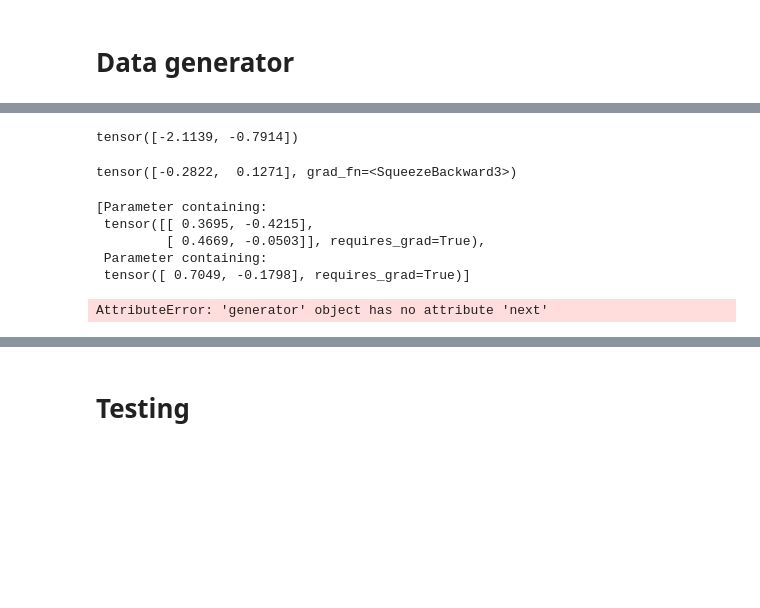
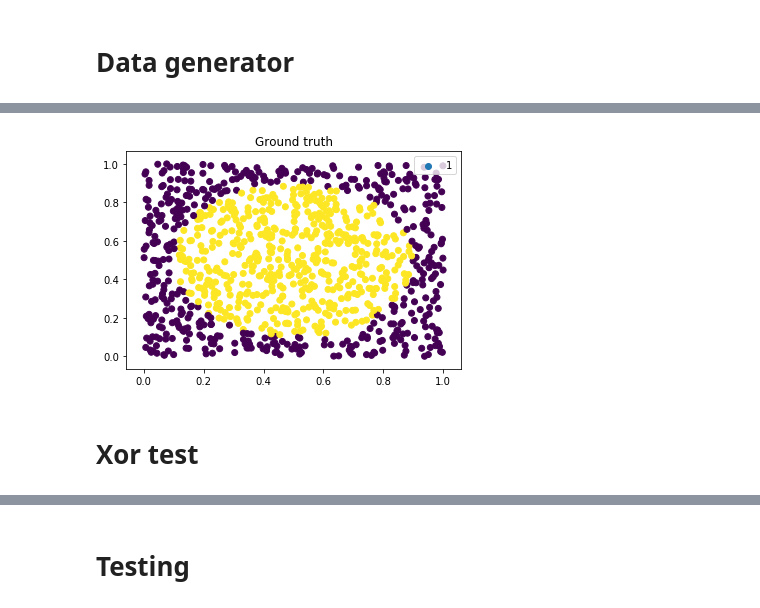
Before and after one commit to raphaelreis/EE559-DeepLearning-MiniProjects, a Jupyter notebook: Proj2/analysis/framework_debug.ipynb, the cells around one changed output, grey strips where cells are left out. Saved outputs shown, nothing was run; the diff lists cells and outputs as text; code cells hidden in the pictures; blank space fills up the shorter version.

```diff
--- a/Proj2/analysis/framework_debug.ipynb
+++ b/Proj2/analysis/framework_debug.ipynb
@@ -17,0 +32,14 @@ The autoreload extension is already loaded. To reload it, use:
+# %%
+def print_y_vs_yhat(X, y, y_hat=None):
+
+    if y_hat is not None:
+        fig, axes = plt.subplots(1, 2)
+        axes[0].scatter(X[:, 0], X[:, 1], c=y)
+        axes[0].set_title("Ground truth")
+        axes[1].scatter(X[:, 0], X[:, 1], c=y_hat)
+        axes[1].set_title("Predicted")
+    else:
+        fig, axes = plt.subplots(1, 1)
+        axes.scatter(X[:, 0], X[:, 1], c=y)
+        axes.set_title("Ground truth")
+        axes.legend(['1', '0'])
@@ -236,2 +66,0 @@ mlp = MLP(2, 1)
-# %%
-mlp.train(X_train, y_train)
@@ -252,20 +67,6 @@ X = torch.empty(2).normal_()
-# %%
-X
-# %% [output]
-tensor([-2.1139, -0.7914])
-# %%
-linear.forward(X)
-# %% [output]
-tensor([-0.2822,  0.1271], grad_fn=<SqueezeBackward3>)
-# %%
-list(linear.parameters())
-# %% [output]
-[Parameter containing:
- tensor([[ 0.3695, -0.4215],
-         [ 0.4669, -0.0503]], requires_grad=True),
- Parameter containing:
- tensor([ 0.7049, -0.1798], requires_grad=True)]
-# %%
-linear.
-# %% [output]
-AttributeError: 'generator' object has no attribute 'next'
+# %%
+print_y_vs_yhat(X_train, y_train.argmax(axis=1))
+# %% [output]
+[figure, added]
+# %% [markdown]
+# Xor test
```
Also changed, not shown: parts of 86 cells of this notebook, 18 other files.
